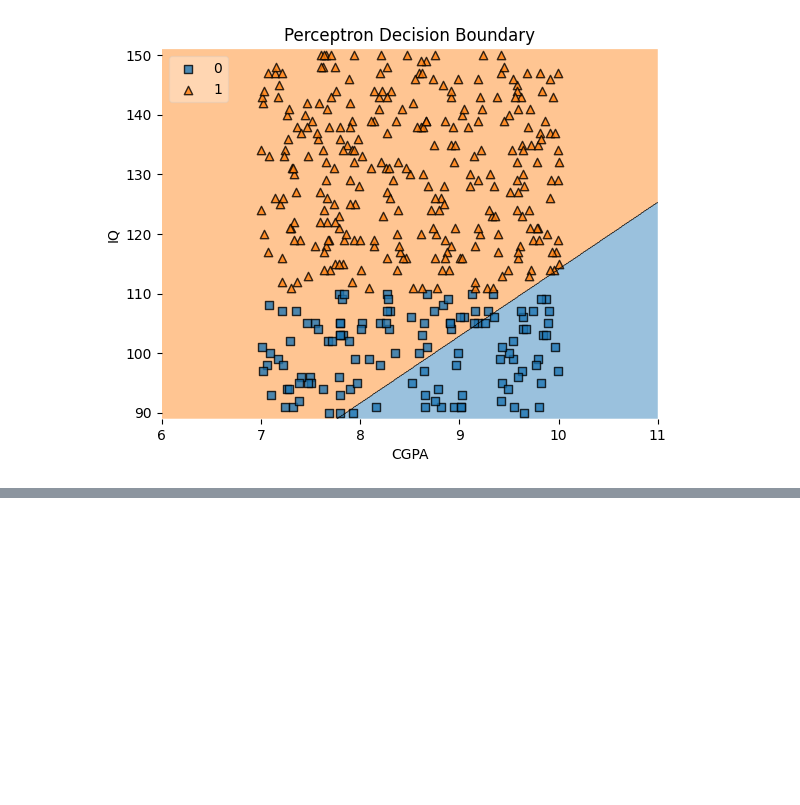
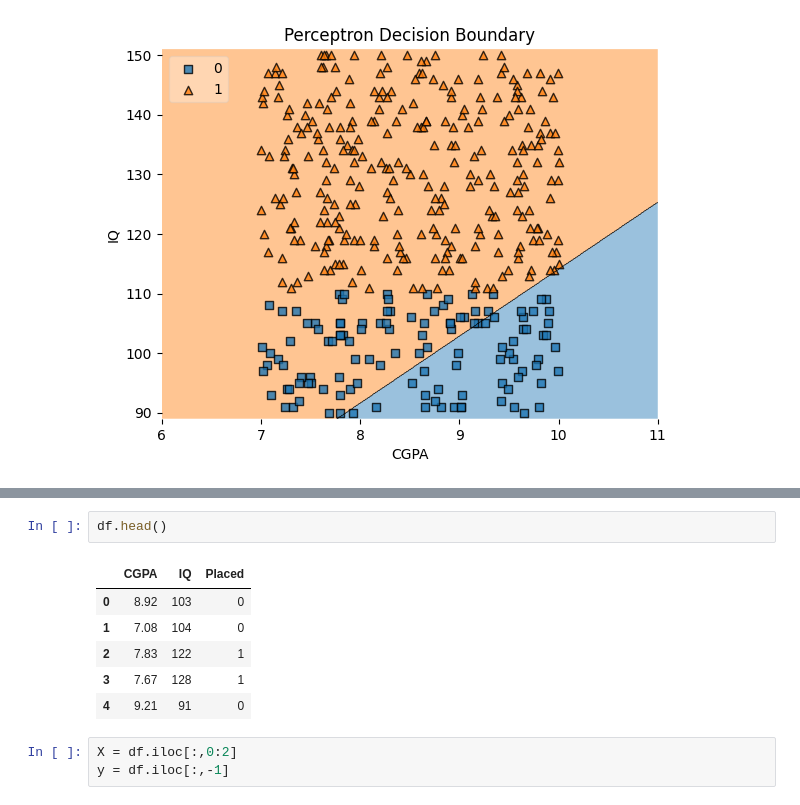
Before and after one commit to niharika3632/AI-Expert-Roadmap, a Jupyter notebook: L1_perceptron.ipynb, the cells around one changed output, grey strips where cells are left out. Cells and saved outputs as stored; diff of their text form; blank space fills up the shorter version.

```diff
--- a/L1_perceptron.ipynb
+++ b/L1_perceptron.ipynb
@@ -89,0 +107,12 @@ Text(0.5, 1.0, 'Perceptron Decision Boundary')
+# %%
+df.head()
+# %% [output]
+|  | CGPA | IQ | Placed |
+| 0 | 8.92 | 103 | 0 |
+| 1 | 7.08 | 104 | 0 |
+| 2 | 7.83 | 122 | 1 |
+| 3 | 7.67 | 128 | 1 |
+| 4 | 9.21 | 91 | 0 |
+# %%
+X = df.iloc[:,0:2]
+y = df.iloc[:,-1]
```
Also changed, not shown: parts of 7 cells of this notebook.
